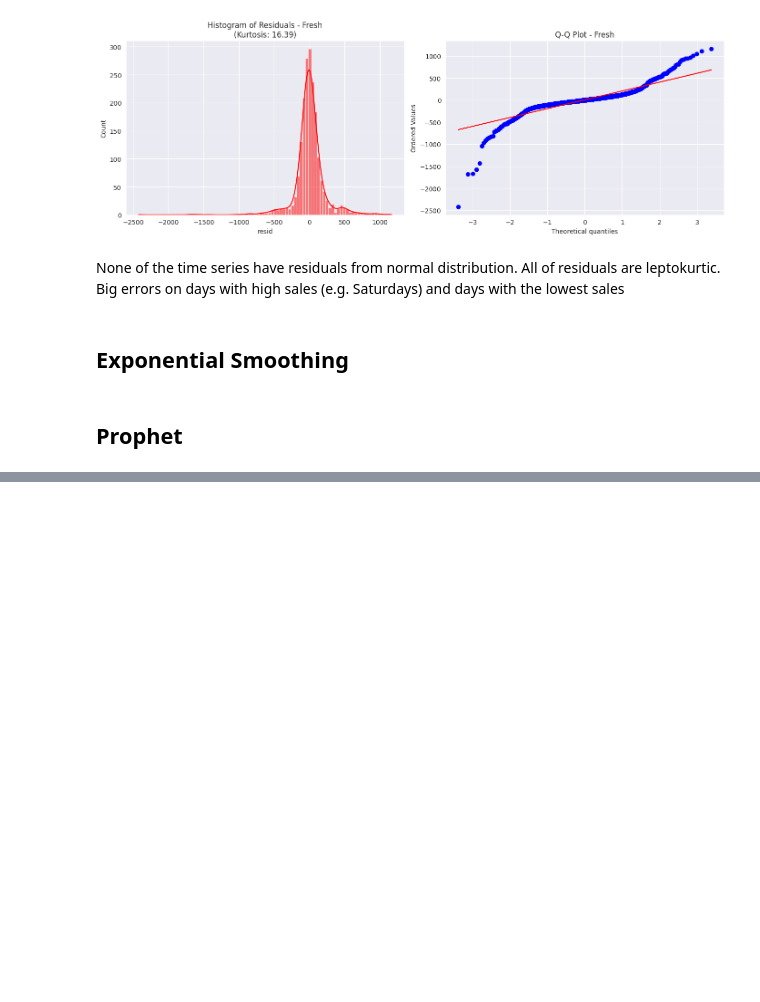
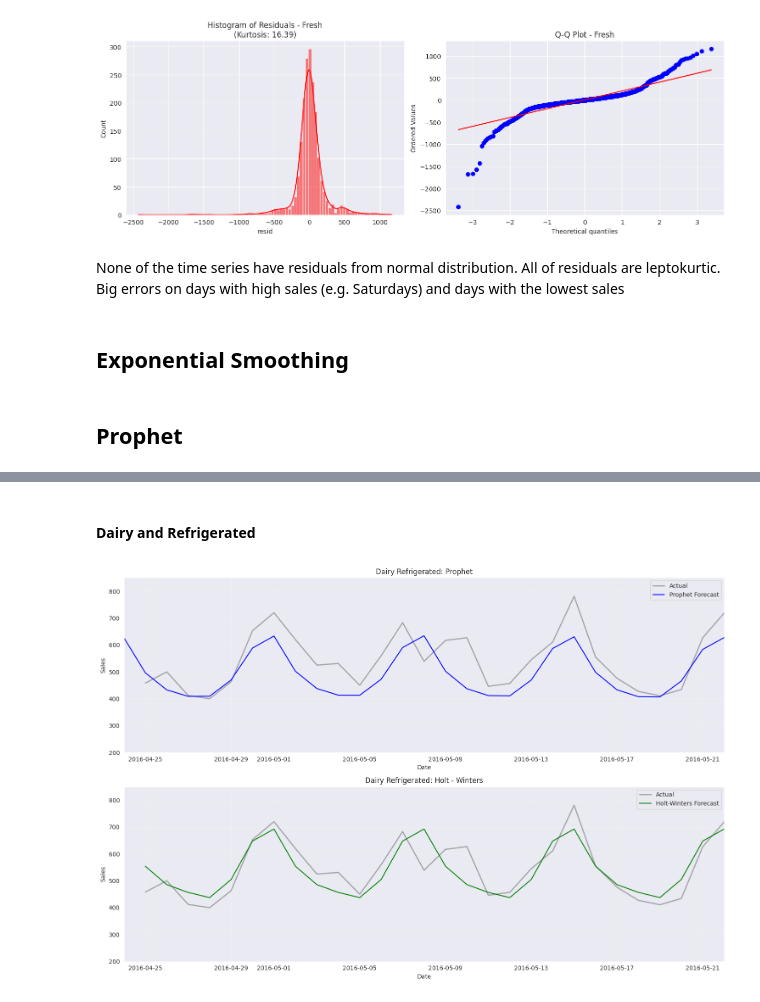
Before and after one commit to bartadamiec/walmart_sales, a Jupyter notebook: projekt.ipynb, the cells around one changed output, grey strips where cells are left out. Cells and saved outputs as stored; diff of their text form; code cells hidden in the pictures; blank space fills up the shorter version.

```diff
--- a/projekt.ipynb
+++ b/projekt.ipynb
@@ -760,0 +947,31 @@ plt.show()
+# %% [markdown]
+#### Dairy and Refrigerated
+# %%
+fig, (ax1, ax2) = plt.subplots(nrows=2, ncols=1, figsize=(15, 10))
+
+# Prophet
+ax1.set_title("Dairy Refrigerated: Prophet")
+ax1.plot(dairy_eval['ds'], dairy_eval['y'], label='Actual', color='black', linewidth=2, alpha=0.3)
+ax1.plot(dairy_forecast['ds'], dairy_forecast['yhat'], label='Prophet Forecast', color='blue')
+ax1.set_xlim([start_date, last_date])
+ax1.set_ylim([200, 850])
+ax1.legend()
+ax1.grid(True, alpha=0.3)
+ax1.set_xlabel("Date")
+ax1.set_ylabel("Sales")
+
+# Holt-Winters
+ax2.set_title("Dairy Refrigerated: Holt - Winters")
+ax2.plot(dairy_eval['ds'], dairy_eval['y'], label='Actual', color='black', linewidth=2, alpha=0.3)
+ax2.plot(dairy_eval['ds'], dairy_exp_forecast, label='Holt-Winters Forecast', color='green')
+ax2.set_xlim([start_date, last_date])
+ax2.set_ylim([200, 850])
+ax2.legend()
+ax2.grid(True, alpha=0.3)
+ax2.set_xlabel("Date")
+ax2.set_ylabel("Sales")
+
+plt.tight_layout()
+plt.show()
+# %% [output]
+[figure, added]
```
Also changed, not shown: parts of 24 cells of this notebook.
